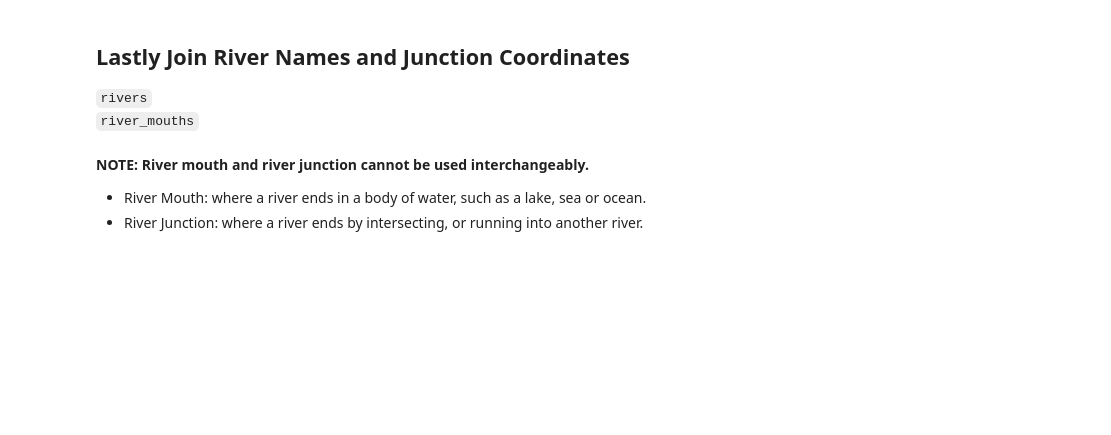
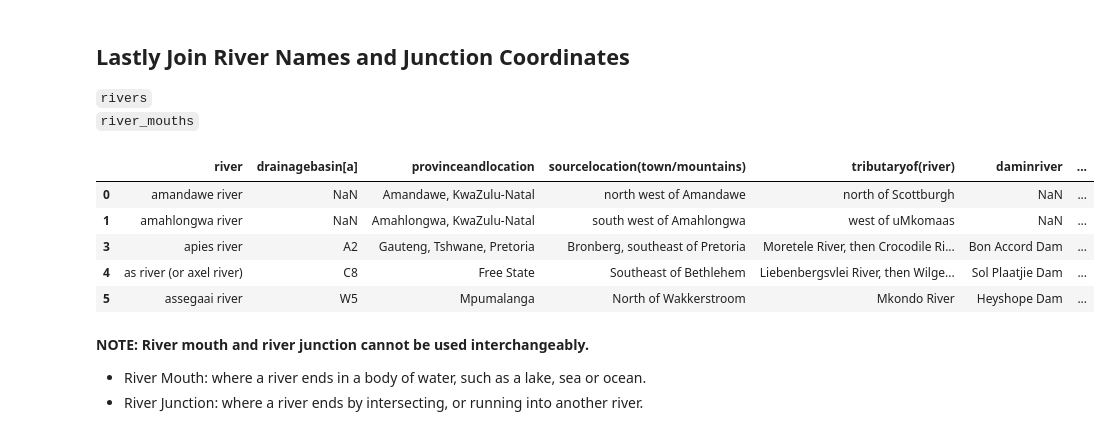
Before and after one commit to kylerod22/siads593-water-sustainability, a Jupyter notebook: 08-rjbest-sungmiki-kylerod-2026winter/src/SustainableWaterQualityNotebook.ipynb, the cells around one changed output. Cells and saved outputs as stored; diff of their text form; code cells hidden in the pictures; blank space fills up the shorter version.

```diff
--- a/08-rjbest-sungmiki-kylerod-2026winter/src/SustainableWaterQualityNotebook.ipynb
+++ b/08-rjbest-sungmiki-kylerod-2026winter/src/SustainableWaterQualityNotebook.ipynb
@@ -505,6 +505,14 @@ This tells us:
 # %%
 # distinguish river mouths from junctions
 river_junctions = rivers[~rivers['river'].isin(river_mouths['river'])]
+river_junctions.head()
+# %% [output]
+|  | river | drainagebasin[a] | provinceandlocation | sourcelocation(town/mountains) | tributaryof(river) | daminriver | ... |
+| 0 | amandawe river | NaN | Amandawe, KwaZulu-Natal | north west of Amandawe | north of Scottburgh | NaN | ... |
+| 1 | amahlongwa river | NaN | Amahlongwa, KwaZulu-Natal | south west of Amahlongwa | west of uMkomaas | NaN | ... |
+| 3 | apies river | A2 | Gauteng, Tshwane, Pretoria | Bronberg, southeast of Pretoria | Moretele River, then Crocodile Ri... | Bon Accord Dam | ... |
+| 4 | as river (or axel river) | C8 | Free State | Southeast of Bethlehem | Liebenbergsvlei River, then Wilge... | Sol Plaatjie Dam | ... |
+| 5 | assegaai river | W5 | Mpumalanga | North of Wakkerstroom | Mkondo River | Heyshope Dam | ... |
 # %% [markdown]
 **NOTE: River mouth and river junction cannot be used interchangeably.**
 
```
Also changed, not shown: parts of 4 cells of this notebook, 1 other file.
